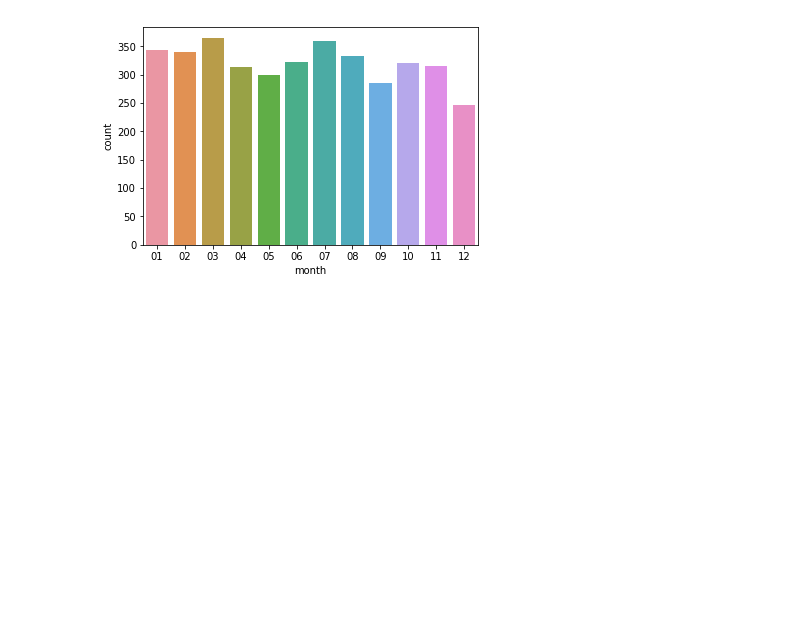
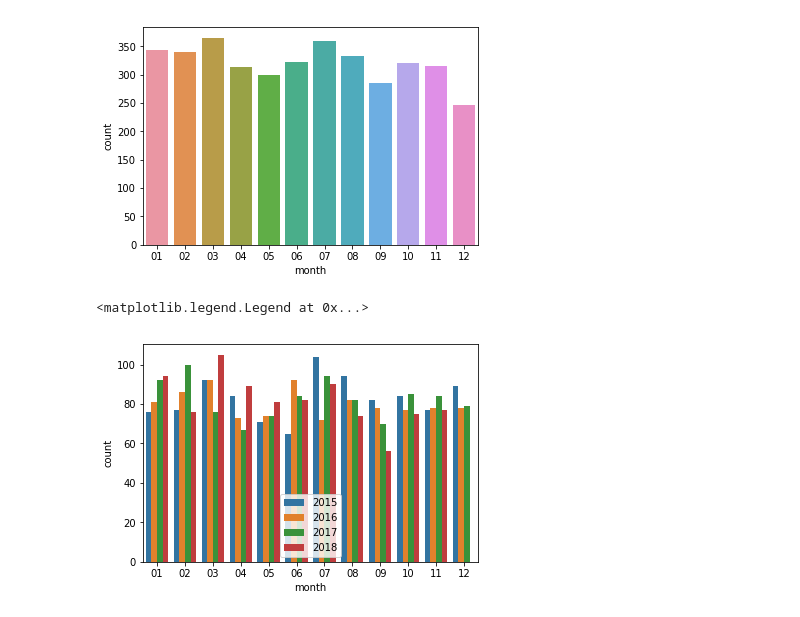
Before and after one commit to lcommons/portfolio, a Jupyter notebook: policeshootings/PoliceShootings.ipynb, the cells around one changed output. Saved outputs shown, nothing was run; the diff lists cells and outputs as text; code cells hidden in the pictures; blank space fills up the shorter version.

Commit message:
more police data analysis

```diff
--- a/policeshootings/PoliceShootings.ipynb
+++ b/policeshootings/PoliceShootings.ipynb
@@ -10,0 +9,3 @@ data = pd.read_csv('fatal-police-shootings-data.csv')
+# %%
+#data = pd.read_csv('fatal-police-shootings-data.csv')
+data = pd.read_csv('https://raw.githubusercontent.com/washingtonpost/data-police-shootings/master/fatal-police-shootings-data.csv')
@@ -11,7 +48,12 @@ data = pd.read_csv('fatal-police-shootings-data.csv')
 # %%
-data['year'] = data['date'].str.split('-',expand=True)[0]
-data['month'] = data['date'].str.split('-',expand=True)[1]
-data['day'] = data['date'].str.split('-',expand=True)[2]
+dateUhFrame = data['date'].str.split('-',expand=True)
+data['year'] = dateUhFrame[0]
+data['month'] = dateUhFrame[1]
+data['day'] = dateUhFrame[2]
+
+#data['year'] = data['date'].str.split('-',expand=True)[0]
+#data['month'] = data['date'].str.split('-',expand=True)[1]
+#data['day'] = data['date'].str.split('-',expand=True)[2]
 # %%
 data.head()
 # %% [output]
@@ -31,3 +113,9 @@ sns.countplot(data=data,x='month')
 # %% [output]
 <matplotlib.axes._subplots.AxesSubplot at 0x...>
 [figure]
+# %%
+sns.countplot(data=data,x='month', hue='year')
+plt.legend(loc='lower center')
+# %% [output]
+<matplotlib.legend.Legend at 0x...>
+[figure, added]
```
Also changed, not shown: parts of 15 cells of this notebook.
